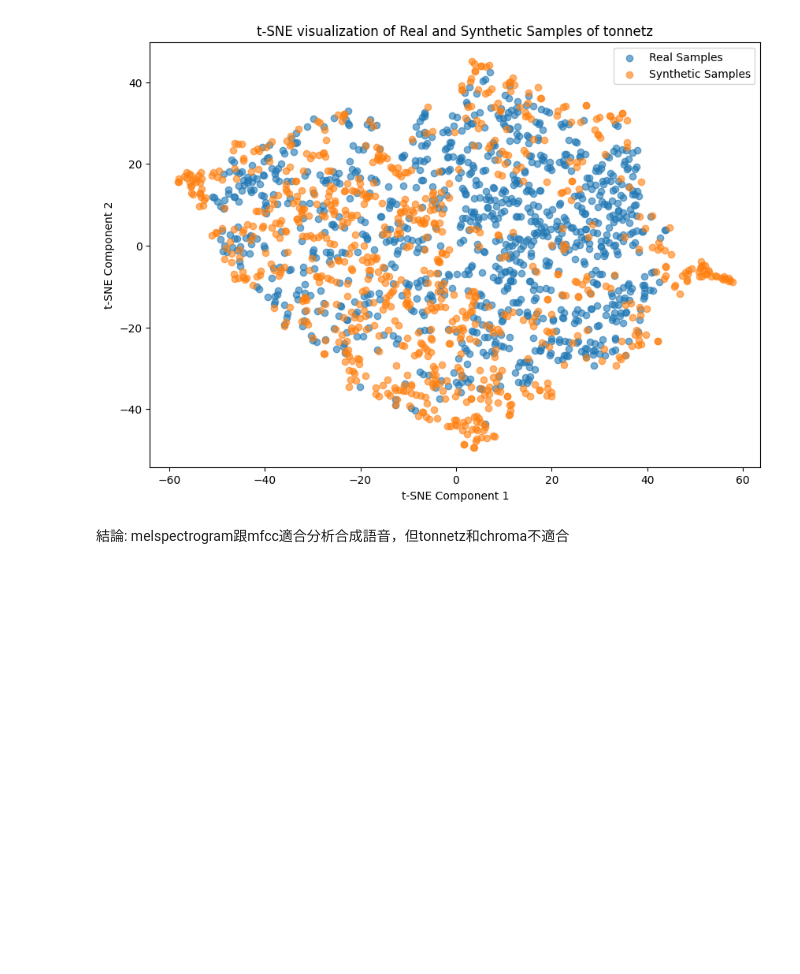
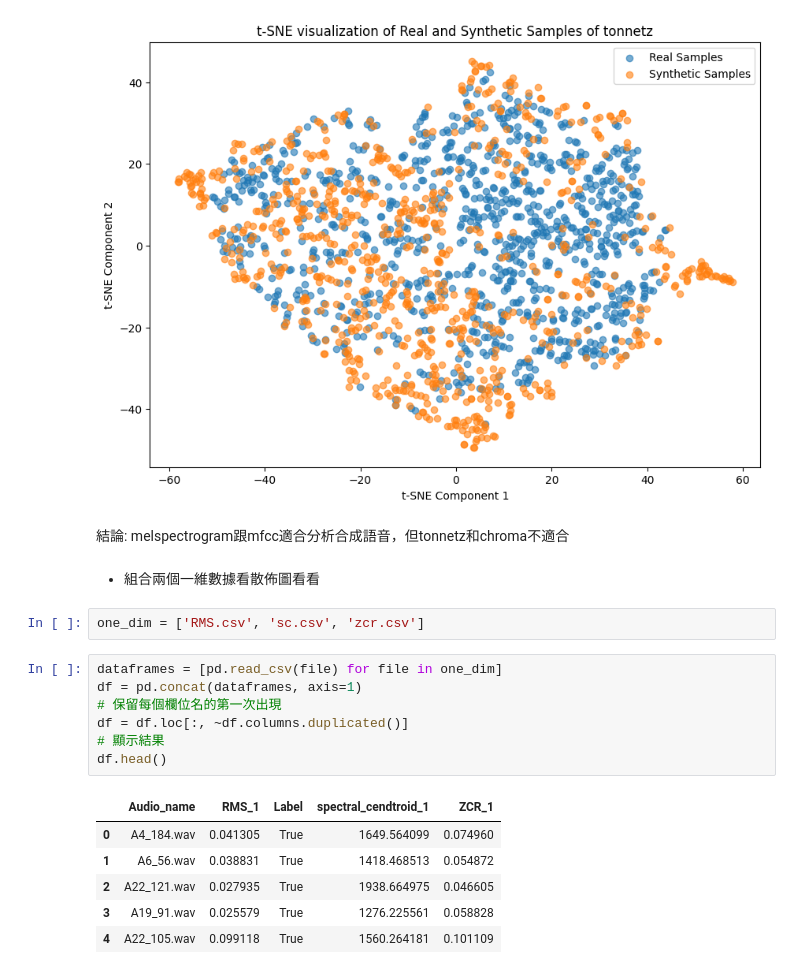
Before and after one commit to lattalab/ML_project, a Jupyter notebook: analysis/scatter.ipynb, the cells around one changed output. Cells and saved outputs as stored; diff of their text form; blank space fills up the shorter version.

```diff
--- a/analysis/scatter.ipynb
+++ b/analysis/scatter.ipynb
@@ -65,3 +65,21 @@ for real_data, fake_data, name in zip(real, fake, feature_names):
 [figure]
 # %% [markdown]
 結論: melspectrogram跟mfcc適合分析合成語音，但tonnetz和chroma不適合
+# %% [markdown]
+* 組合兩個一維數據看散佈圖看看
+# %%
+one_dim = ['RMS.csv', 'sc.csv', 'zcr.csv']
+# %%
+dataframes = [pd.read_csv(file) for file in one_dim]
+df = pd.concat(dataframes, axis=1)
+# 保留每個欄位名的第一次出現
+df = df.loc[:, ~df.columns.duplicated()]
+# 顯示結果
+df.head()
+# %% [output]
+|  | Audio_name | RMS_1 | Label | spectral_cendtroid_1 | ZCR_1 |
+| 0 | A4_184.wav | 0.041305 | True | 1649.564099 | 0.074960 |
+| 1 | A6_56.wav | 0.038831 | True | 1418.468513 | 0.054872 |
+| 2 | A22_121.wav | 0.027935 | True | 1938.664975 | 0.046605 |
+| 3 | A19_91.wav | 0.025579 | True | 1276.225561 | 0.058828 |
+| 4 | A22_105.wav | 0.099118 | True | 1560.264181 | 0.101109 |
```
Also changed, not shown: parts of 1 cell of this notebook, 29 other files.
